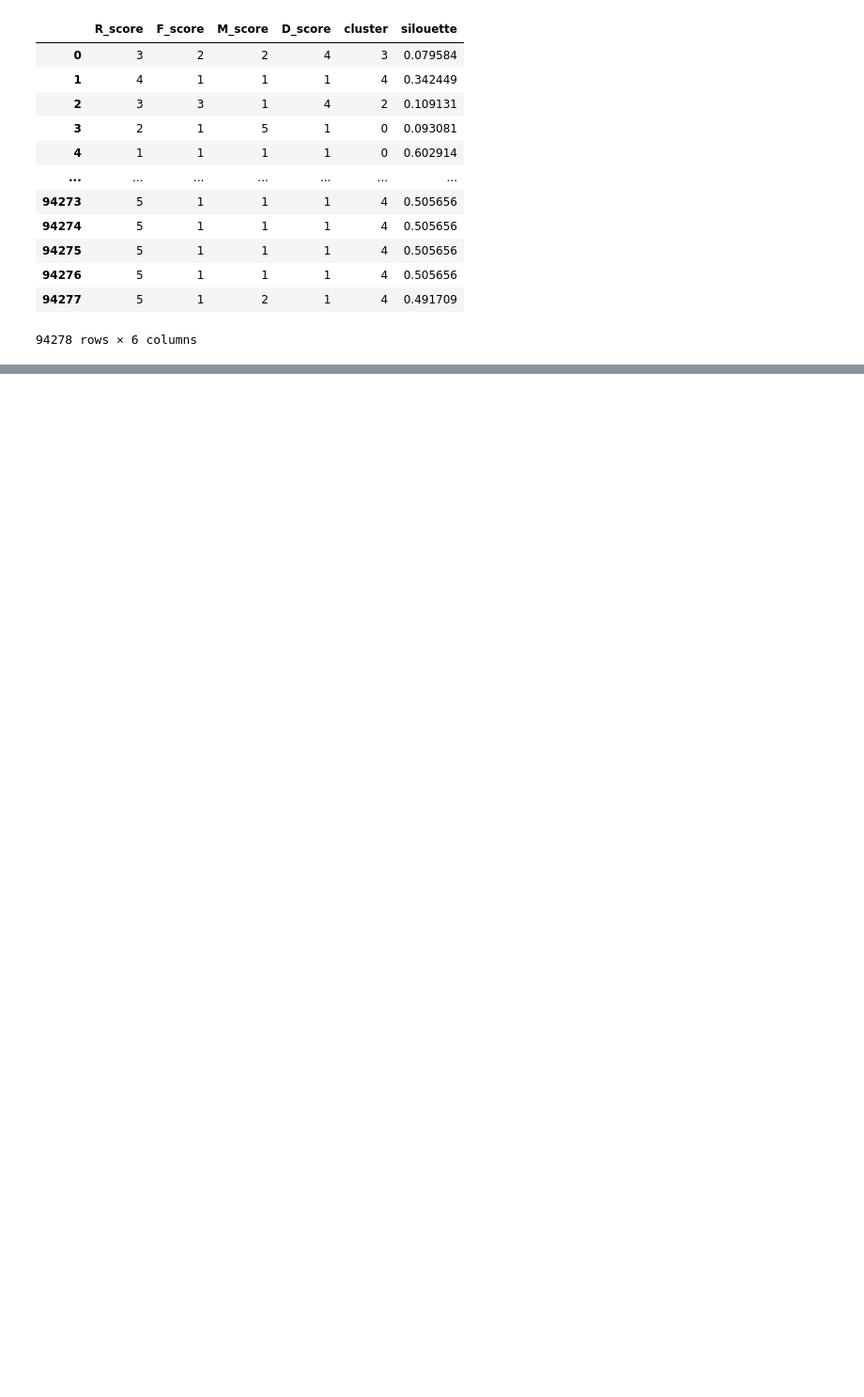
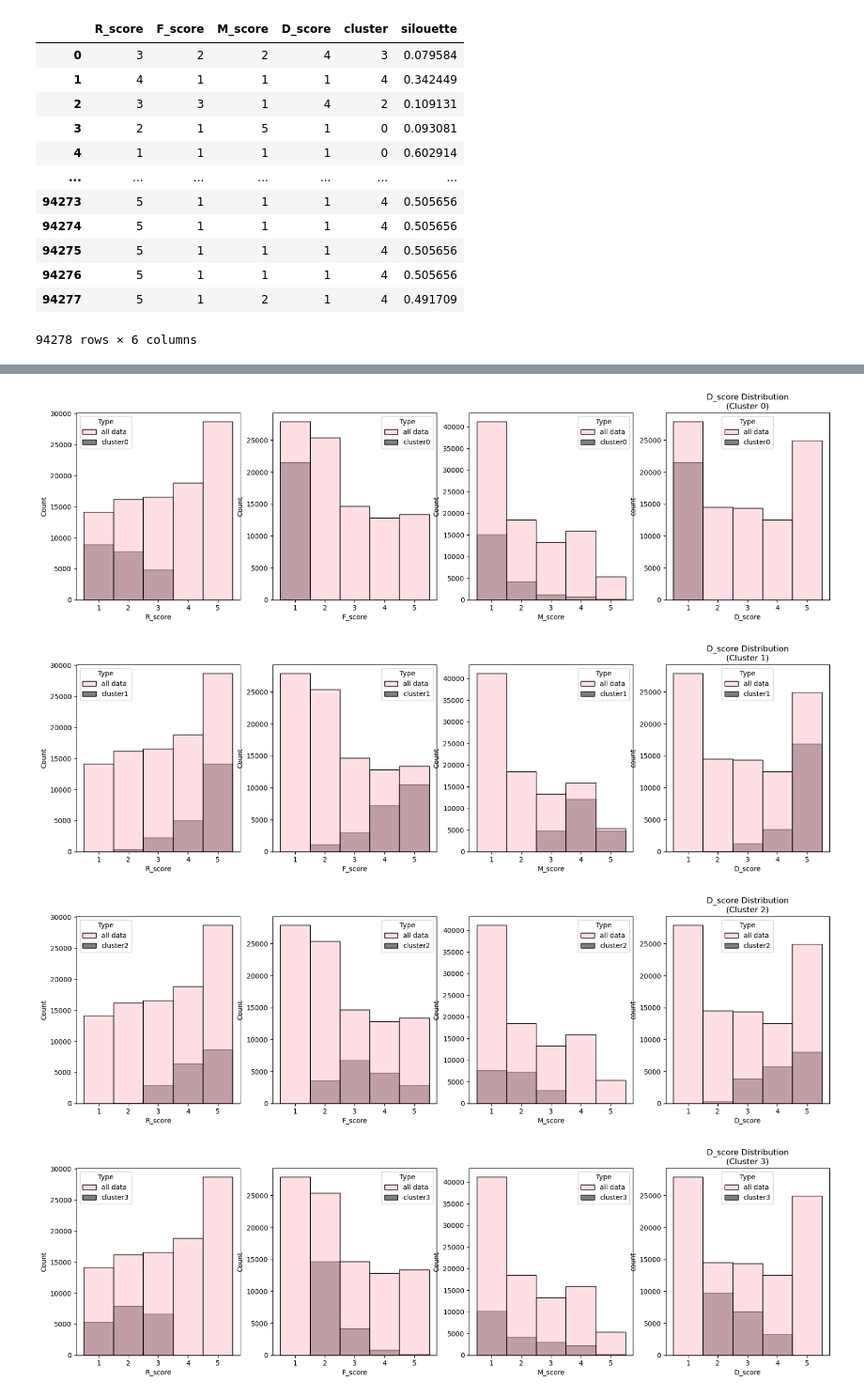
Before and after one commit to nobleyam/Customer-Behavioral-Segmentation-and-Profiling, a Jupyter notebook: final prap.ipynb, the cells around one changed output, grey strips where cells are left out. Shown at 94% size. Cells and saved outputs as stored; diff of their text form; code cells hidden in the pictures; blank space fills up the shorter version.

```diff
--- a/final prap.ipynb
+++ b/final prap.ipynb
@@ -763,0 +812,37 @@ kmeans_data
+# %%
+import pandas as pd
+import matplotlib.pylab as plt
+import seaborn as sns
+
+scores = ['R_score', 'F_score', 'M_score', 'D_score']
+clusters = sorted(kmeans_data['cluster'].unique())
+
+for cluster in clusters:
+    #set up matplotlib fig
+    fig , axes = plt.subplots(1, len(scores), figsize=(20, 5))
+    ax= axes[i]
+
+
+
+    # loop over each score and make box plot
+    for i ,score in enumerate(scores):
+        ax = axes[i]
+
+        # Combine the all data and cluster data into one DataFrame for plotting
+        all_data = pd.DataFrame({score: kmeans_data[score], 'Type': 'all data'})
+        data_cluster = pd.DataFrame({score:kmeans_data[kmeans_data['cluster'] ==cluster][score], 'Type': f'cluster{cluster}'})
+        combinated_data = pd.concat([all_data, data_cluster])
+
+        # Plot the count plot for the combined data
+        sns.histplot(x=score, hue='Type', data=combinated_data, ax=ax, palette=['pink', 'black'], bins= 10, kde= False, stat='count', alpha= .5 )
+        plt.title(f'{score} Distribution\n(Cluster {cluster})')
+        plt.xlabel(score)
+        plt.ylabel('count')
+
+plt.tight_layout()
+plt.show()
+# %% [output]
+[figure, added]
+[figure, added]
+[figure, added]
+[figure, added]
```
Also changed, not shown: parts of 7 cells of this notebook.
